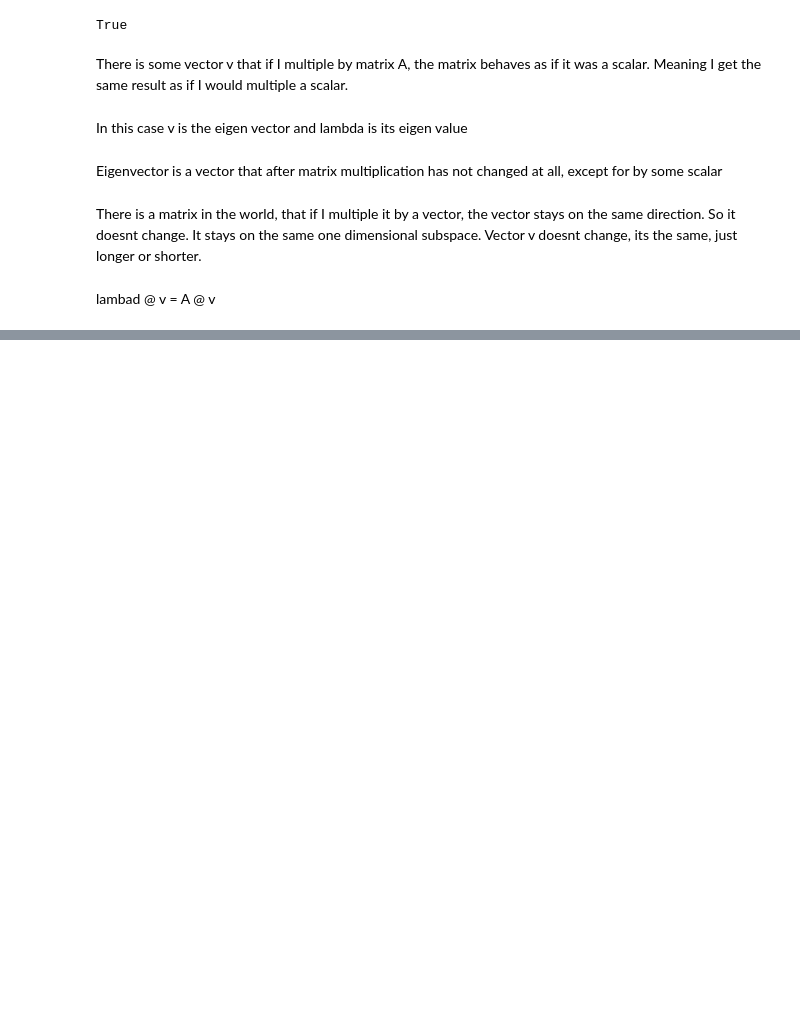
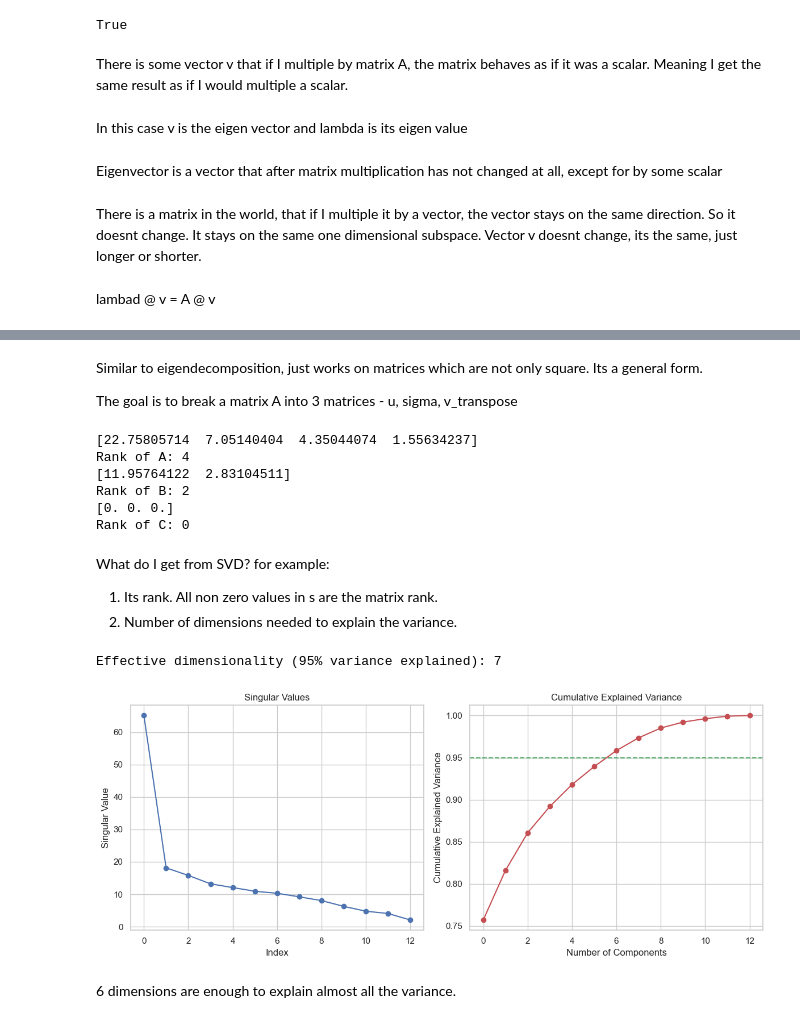
Before and after one commit to chenmargalit/10X-ML-Engineer---Python-Excercises, a Jupyter notebook: math/Linear algebra - Lesson.ipynb, the cells around one changed output, grey strips where cells are left out. Drawn from its saved outputs; the diff is of its cells as text; code cells hidden in the pictures; blank space fills up the shorter version.

```diff
--- a/math/Linear algebra - Lesson.ipynb
+++ b/math/Linear algebra - Lesson.ipynb
@@ -949,0 +1408,80 @@ def return_eigen_values_and_vectors(matrix: np.array):
+# %% [markdown]
+Similar to eigendecomposition, just works on matrices which are not only square. Its a general form.
+
+The goal is to break a matrix A into 3 matrices - u, sigma, v_transpose
+# %%
+import numpy as np
+
+def get_rank(matrix):
+    _, s, _ = np.linalg.svd(matrix)
+    print(s)
+
+    rank = np.sum(s > 1e-10)
+
+    return rank
+
+A = generate_random_matrix((4,5))
+print("Rank of A:", get_rank(A))
+
+B = generate_random_matrix((3,2))
+print("Rank of B:", get_rank(B))
+
+# Example 3: Zero matrix
+C = np.zeros((3, 3))
+
+print("Rank of C:", get_rank(C))
+# %% [output]
+[22.75805714  7.05140404  4.35044074  1.55634237]
+Rank of A: 4
+[11.95764122  2.83104511]
+Rank of B: 2
+[0. 0. 0.]
+Rank of C: 0
+# %% [markdown]
+What do I get from SVD? for example:
+
+1. Its rank. All non zero values in s are the matrix rank.
+2. Number of dimensions needed to explain the variance.
+# %%
+def generate_random_matrix(size: tuple) -> np.array:
+    rows, cols = size
+    random_matrix = np.random.randint(0, 10, size=(rows, cols))
+    return random_matrix
+# %%
+def analyze_dimensionality(matrix, threshold=0.95):
+    U, s, _ = np.linalg.svd(matrix)
+
+    cumulative_variance = np.cumsum(s**2) / np.sum(s**2)
+
+    dimensionality = np.argmax(cumulative_variance >= threshold) + 1
+
+    return s, cumulative_variance, dimensionality
+
+A = generate_random_matrix((13,16))
+
+
+singular_values, cumulative_variance, effective_dim = analyze_dimensionality(A)
+
+print(f"Effective dimensionality (95% variance explained): {effective_dim}")
+
+plt.figure(figsize=(12, 5))
+plt.subplot(121)
+plt.plot(singular_values, 'bo-')
+plt.title('Singular Values')
+plt.xlabel('Index')
+plt.ylabel('Singular Value')
+
+plt.subplot(122)
+plt.plot(cumulative_variance, 'ro-')
+plt.axhline(y=0.95, color='g', linestyle='--')
+plt.title('Cumulative Explained Variance')
+plt.xlabel('Number of Components')
+plt.ylabel('Cumulative Explained Variance')
+
+plt.tight_layout()
+plt.show()
+# %% [output]
+Effective dimensionality (95% variance explained): 7
+[figure, added]
+# %% [markdown]
+6 dimensions are enough to explain almost all the variance.
```
Also changed, not shown: parts of 112 cells of this notebook.
